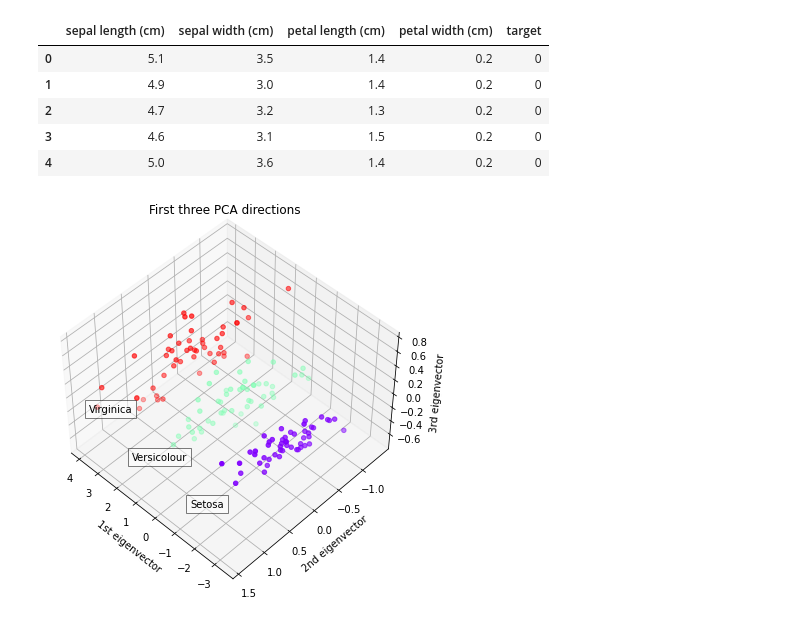
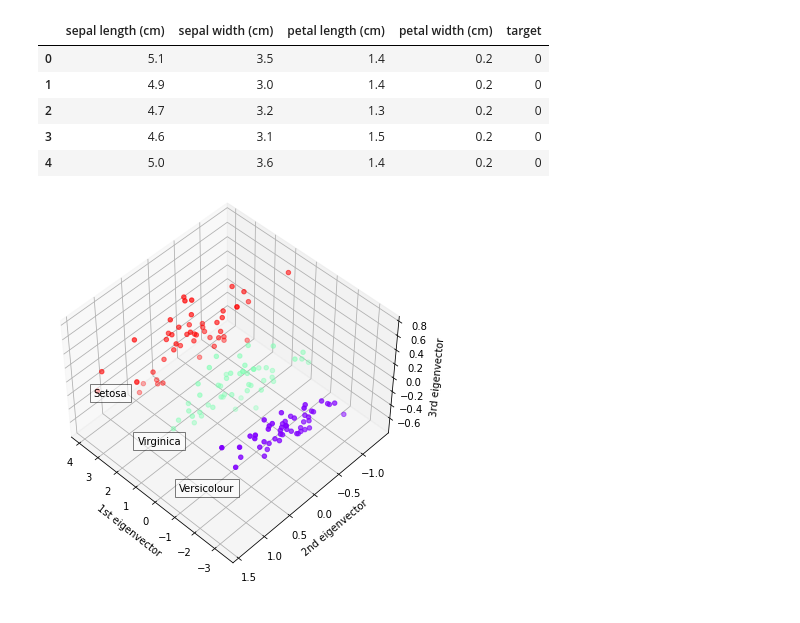
Before and after one commit to rahool010/ineuron_assignments, a Jupyter notebook: Data_Visualization_Assignment.ipynb, the cells around one changed output. Saved outputs shown, nothing was run; the diff lists cells and outputs as text; code cells hidden in the pictures.

```diff
--- a/Data_Visualization_Assignment.ipynb
+++ b/Data_Visualization_Assignment.ipynb
@@ -45,20 +45,19 @@ X = pca.fit_transform(X)
 # %%
 fig = plt.figure(1, figsize=(10, 5))
 plt.clf()
 ax = Axes3D(fig, rect=[0, 0, .95, 1], elev=48, azim=134)
 plt.cla()
-for name, label in [('Setosa', 0), ('Versicolour', 1), ('Virginica', 2)]:
+for name, label in [('Versicolour', 0), ('Virginica', 1), ('Setosa', 2)]:
     ax.text3D(X[y == label, 0].mean(),
               X[y == label, 1].mean() + 1.5,
               X[y == label, 2].mean(), name,
               horizontalalignment='center',
               bbox=dict(alpha=.5, edgecolor='k', facecolor='w'))
 ax.scatter(X[:, 0], X[:, 1], X[:, 2], c=y,
               cmap=plt.cm.rainbow)
-ax.set_title("First three PCA directions")
 ax.set_xlabel("1st eigenvector")
 ax.set_ylabel("2nd eigenvector")
 ax.set_zlabel("3rd eigenvector")
 plt.show()
 # %% [output]
-[figure, old version]
+[figure, new version]
```
